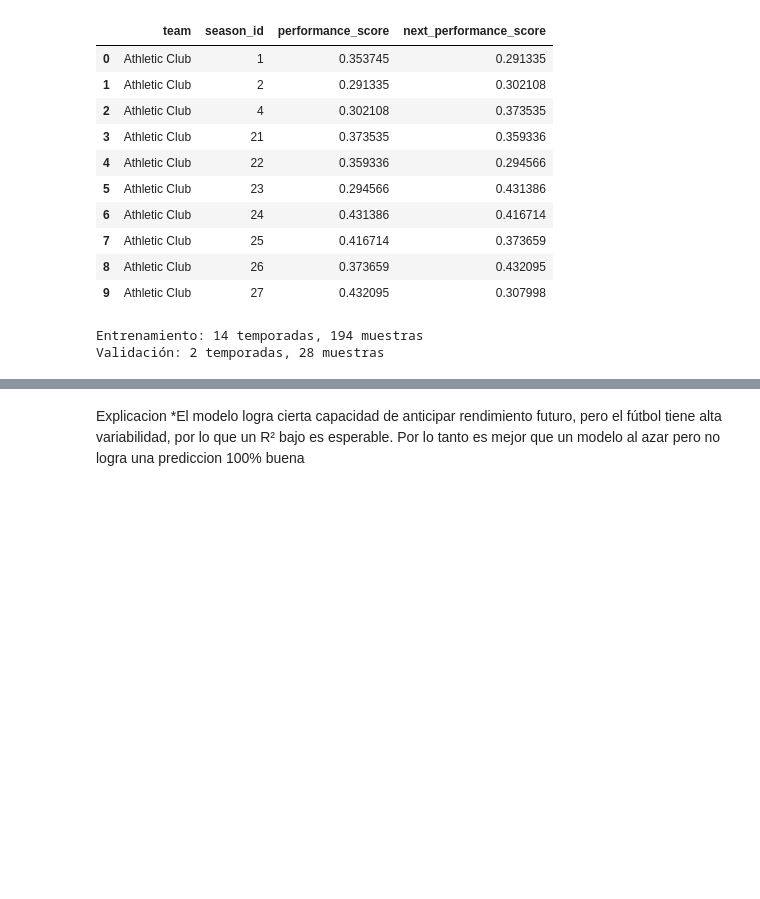
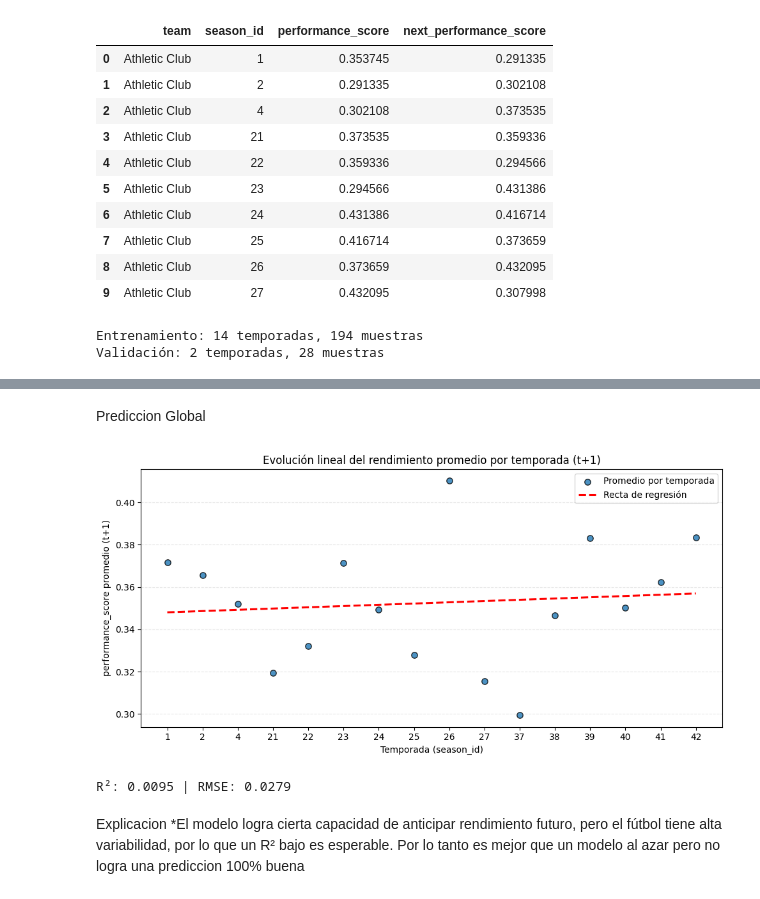
Before and after one commit to VainstubTomas/Aprendizaje_Automatico_Grandes_Datos, a Jupyter notebook: main.ipynb, the cells around one changed output, grey strips where cells are left out. Saved outputs shown, nothing was run; the diff lists cells and outputs as text; code cells hidden in the pictures; blank space fills up the shorter version.

Commit message:
feature: correcion Regresion Lineal Prediccion y creacion App

```diff
--- a/main.ipynb
+++ b/main.ipynb
@@ -1683,3 +1608,68 @@ plt.show()
+# %% [markdown]
+Prediccion Global
+# %%
+# === Evolución temporal (temporadas equidistantes) + R² y RMSE ===
+import numpy as np
+import pandas as pd
+import matplotlib.pyplot as plt
+from sklearn.linear_model import LinearRegression
+from sklearn.metrics import r2_score, mean_squared_error
+
+# 0) Asegurar dataset con variable objetivo
+if 'next_performance_score' not in df_model.columns:
+    df_future = df_model.sort_values(['team','season_id']).copy()
+    df_future['next_performance_score'] = (
+        df_future.groupby('team')['performance_score'].shift(-1)
+    )
+    df_future = df_future.dropna(subset=['next_performance_score']).copy()
+else:
+    df_future = df_model.dropna(subset=['next_performance_score']).copy()
+
+# 1) Lista completa de temporadas y promedio global
+seasons_all = sorted(df_future['season_id'].unique().tolist())
+season_avg = (
+    df_future.groupby('season_id')['next_performance_score']
+    .mean()
+    .reindex(seasons_all)
+)
+
+# 2) Convertir a eje equidistante (ordinal)
+mask_valid = season_avg.notna()
+X_idx = np.arange(len(season_avg))[mask_valid].reshape(-1, 1)
+y_fit = season_avg[mask_valid].values
+
+# 3) Ajuste lineal
+lin = LinearRegression().fit(X_idx, y_fit)
+y_pred = lin.predict(X_idx)
+
+r2 = r2_score(y_fit, y_pred)
+rmse = np.sqrt(mean_squared_error(y_fit, y_pred))
+slope = lin.coef_[0]
+intercept = lin.intercept_
+
+# 4) Línea suavizada para la recta de regresión
+x_line = np.linspace(0, len(season_avg)-1, 200).reshape(-1, 1)
+y_line = lin.predict(x_line)
+
+# 5) Gráfico
+plt.figure(figsize=(10, 5))
+plt.scatter(range(len(seasons_all)), season_avg, s=45, edgecolor='k',
+            alpha=0.8, label='Promedio por temporada')
+plt.plot(x_line, y_line, 'r--', linewidth=2.2, label='Recta de regresión')
+
+plt.xticks(range(len(seasons_all)), seasons_all, rotation=0)
+plt.xlabel("Temporada (season_id)")
+plt.ylabel("performance_score promedio (t+1)")
+plt.title("Evolución lineal del rendimiento promedio por temporada (t+1)")
+plt.legend()
+plt.grid(axis='y', ls='--', alpha=0.3)
+plt.tight_layout()
+plt.show()
+
+print(f"R²: {r2:.4f} | RMSE: {rmse:.4f}")
+# %% [output]
+[figure, added]
+R²: 0.0095 | RMSE: 0.0279
 # %% [markdown]
 Explicacion
 *El modelo logra cierta capacidad de anticipar rendimiento futuro, pero el fútbol tiene alta variabilidad, por lo que un R² bajo es esperable. Por lo tanto es mejor que un modelo al azar pero no logra una prediccion 100% buena
```
Also changed, not shown: parts of 8 cells of this notebook, 4 other files.
